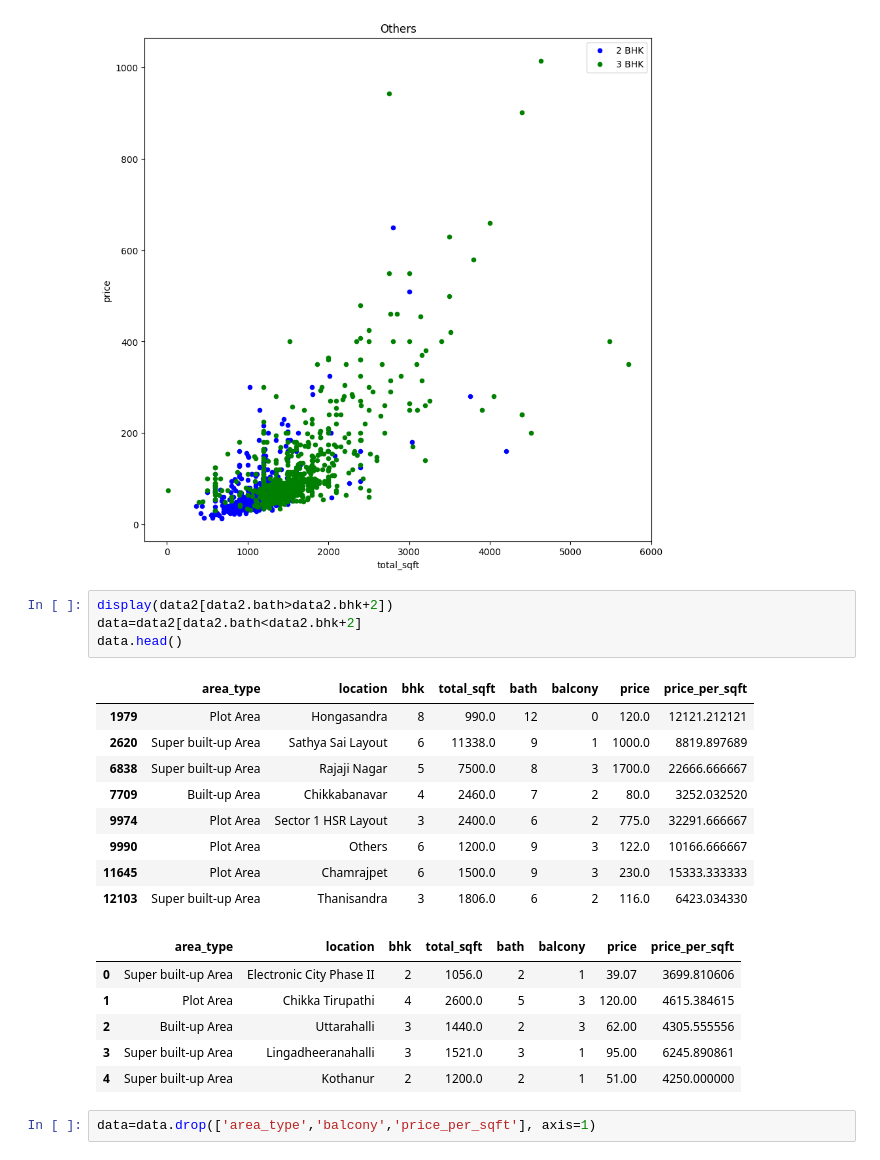
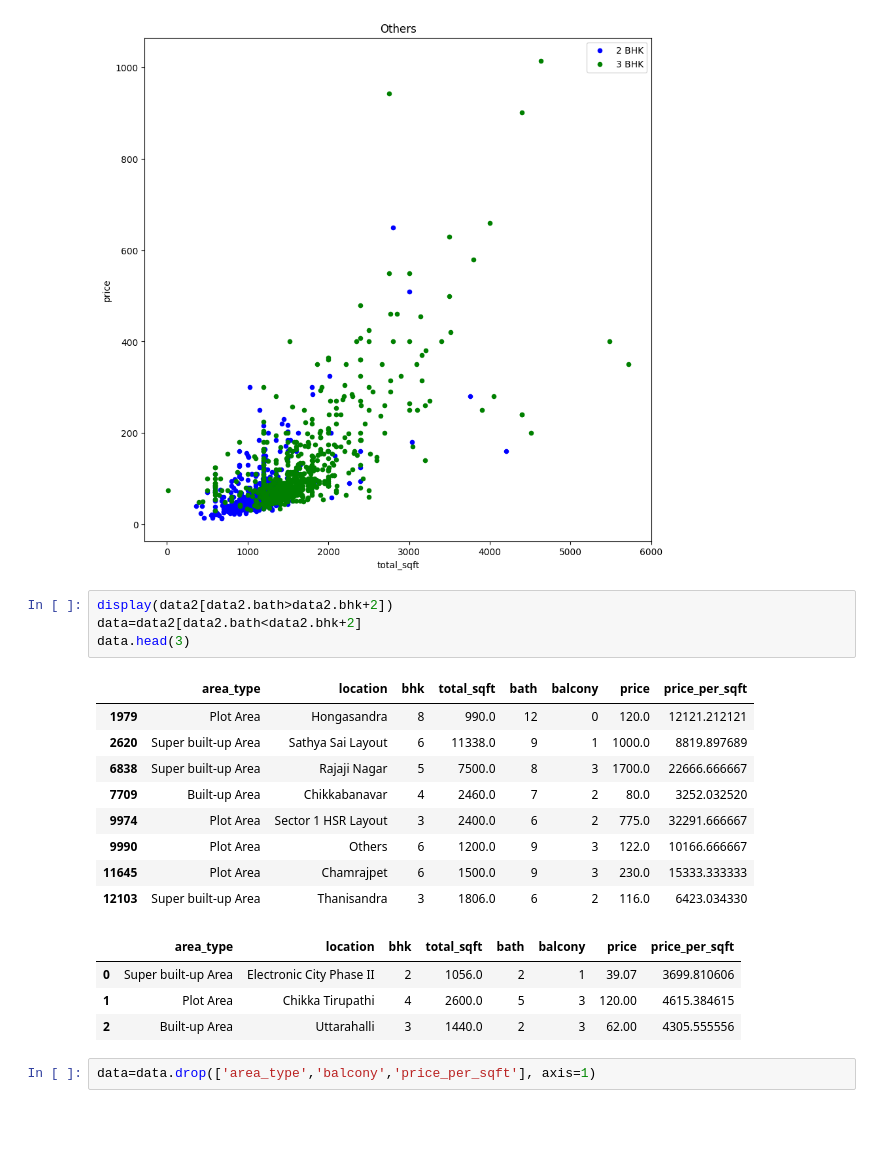
Before and after one commit to thirtesh/miniProjects, a Jupyter notebook: real_estate/SourceCode/model_training.ipynb, the cells around one changed output. Drawn from its saved outputs; the diff is of its cells as text; blank space fills up the shorter version.

```diff
--- a/real_estate/SourceCode/model_training.ipynb
+++ b/real_estate/SourceCode/model_training.ipynb
@@ -212,23 +213,21 @@ scatter_plot(data2, "Others")
 # %%
 display(data2[data2.bath>data2.bhk+2])
 data=data2[data2.bath<data2.bhk+2]
-data.head()
+data.head(3)
 # %% [output]
 |  | area_type | location | bhk | total_sqft | bath | balcony | price | price_per_sqft |
 | 1979 | Plot Area | Hongasandra | 8 | 990.0 | 12 | 0 | 120.0 | 12121.212121 |
 | 2620 | Super built-up Area | Sathya Sai Layout | 6 | 11338.0 | 9 | 1 | 1000.0 | 8819.897689 |
 | 6838 | Super built-up Area | Rajaji Nagar | 5 | 7500.0 | 8 | 3 | 1700.0 | 22666.666667 |
 | 7709 | Built-up Area | Chikkabanavar | 4 | 2460.0 | 7 | 2 | 80.0 | 3252.032520 |
 | 9974 | Plot Area | Sector 1 HSR Layout | 3 | 2400.0 | 6 | 2 | 775.0 | 32291.666667 |
 | 9990 | Plot Area | Others | 6 | 1200.0 | 9 | 3 | 122.0 | 10166.666667 |
 | 11645 | Plot Area | Chamrajpet | 6 | 1500.0 | 9 | 3 | 230.0 | 15333.333333 |
 | 12103 | Super built-up Area | Thanisandra | 3 | 1806.0 | 6 | 2 | 116.0 | 6423.034330 |
 |  | area_type | location | bhk | total_sqft | bath | balcony | price | price_per_sqft |
 | 0 | Super built-up Area | Electronic City Phase II | 2 | 1056.0 | 2 | 1 | 39.07 | 3699.810606 |
 | 1 | Plot Area | Chikka Tirupathi | 4 | 2600.0 | 5 | 3 | 120.00 | 4615.384615 |
 | 2 | Built-up Area | Uttarahalli | 3 | 1440.0 | 2 | 3 | 62.00 | 4305.555556 |
-| 3 | Super built-up Area | Lingadheeranahalli | 3 | 1521.0 | 3 | 1 | 95.00 | 6245.890861 |
-| 4 | Super built-up Area | Kothanur | 2 | 1200.0 | 2 | 1 | 51.00 | 4250.000000 |
 # %%
 data=data.drop(['area_type','balcony','price_per_sqft'], axis=1)
 # %%
```
Also changed, not shown: parts of 9 cells of this notebook.
